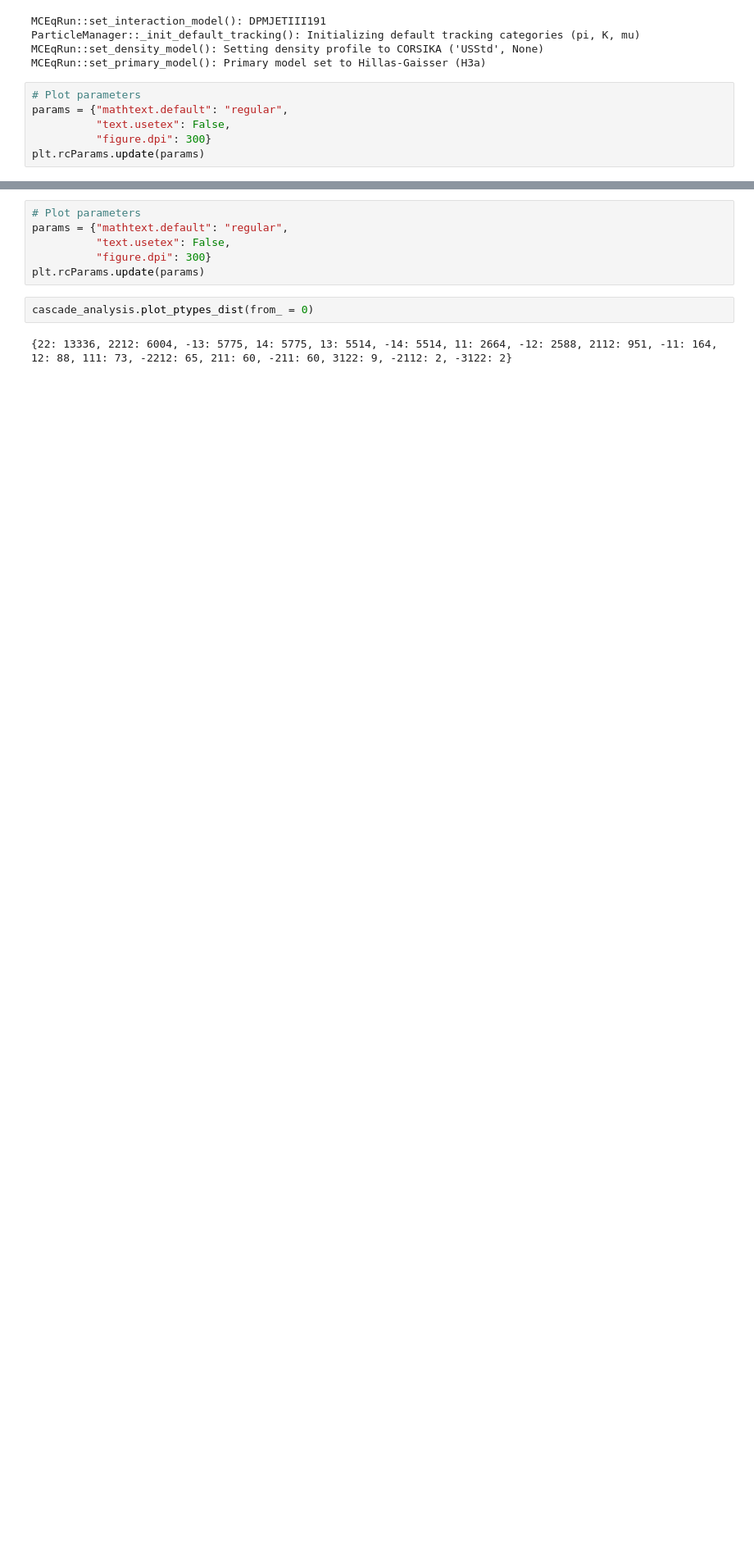
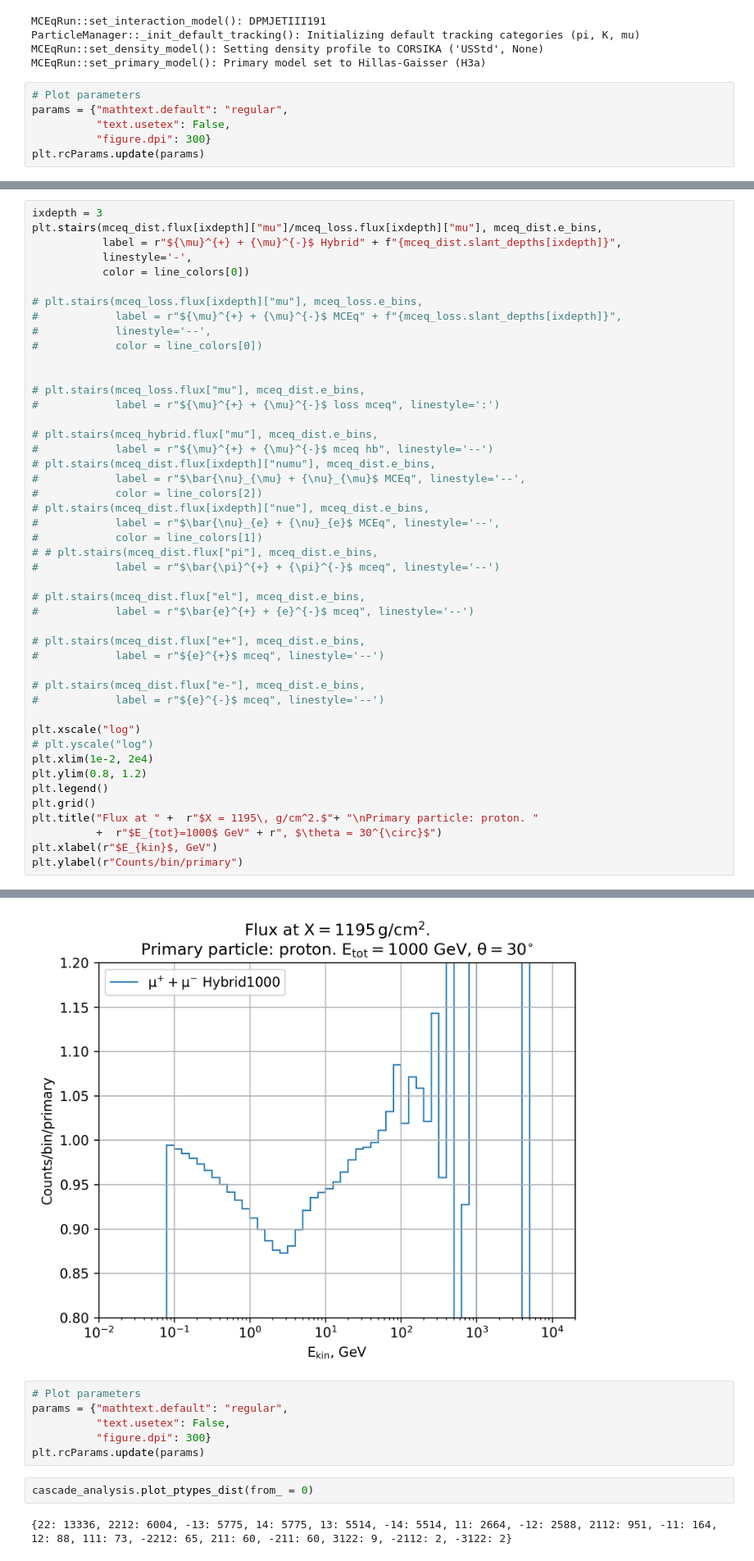
Before and after one commit to jncots/xmax_sigma, a Jupyter notebook: flincpy/scripts_02/01_histograms/06_cascade_integrate.ipynb, the cells around one changed output, grey strips where cells are left out. Shown at 82% size. Drawn from its saved outputs; the diff is of its cells as text; blank space fills up the shorter version.

```diff
--- a/flincpy/scripts_02/01_histograms/06_cascade_integrate.ipynb
+++ b/flincpy/scripts_02/01_histograms/06_cascade_integrate.ipynb
@@ -271,0 +374,47 @@ Text(0, 0.5, 'Counts/bin/primary')
+# %%
+ixdepth = 3
+plt.stairs(mceq_dist.flux[ixdepth]["mu"]/mceq_loss.flux[ixdepth]["mu"], mceq_dist.e_bins,
+           label = r"${\mu}^{+} + {\mu}^{-}$ Hybrid" + f"{mceq_dist.slant_depths[ixdepth]}",
+           linestyle='-',
+           color = line_colors[0])
+
+# plt.stairs(mceq_loss.flux[ixdepth]["mu"], mceq_loss.e_bins,
+#            label = r"${\mu}^{+} + {\mu}^{-}$ MCEq" + f"{mceq_loss.slant_depths[ixdepth]}",
+#            linestyle='--',
+#            color = line_colors[0])
+
+
+# plt.stairs(mceq_loss.flux["mu"], mceq_dist.e_bins,
+#            label = r"${\mu}^{+} + {\mu}^{-}$ loss mceq", linestyle=':')
+
+# plt.stairs(mceq_hybrid.flux["mu"], mceq_dist.e_bins,
+#            label = r"${\mu}^{+} + {\mu}^{-}$ mceq hb", linestyle='--')
+# plt.stairs(mceq_dist.flux[ixdepth]["numu"], mceq_dist.e_bins,
+#            label = r"$\bar{\nu}_{\mu} + {\nu}_{\mu}$ MCEq", linestyle='--',
+#            color = line_colors[2])
+# plt.stairs(mceq_dist.flux[ixdepth]["nue"], mceq_dist.e_bins,
+#            label = r"$\bar{\nu}_{e} + {\nu}_{e}$ MCEq", linestyle='--',
+#            color = line_colors[1])
+# # plt.stairs(mceq_dist.flux["pi"], mceq_dist.e_bins,
+#            label = r"$\bar{\pi}^{+} + {\pi}^{-}$ mceq", linestyle='--')
+
+# plt.stairs(mceq_dist.flux["el"], mceq_dist.e_bins,
+#            label = r"$\bar{e}^{+} + {e}^{-}$ mceq", linestyle='--')
+
+# plt.stairs(mceq_dist.flux["e+"], mceq_dist.e_bins,
+#            label = r"${e}^{+}$ mceq", linestyle='--')
+
+# plt.stairs(mceq_dist.flux["e-"], mceq_dist.e_bins,
+#            label = r"${e}^{-}$ mceq", linestyle='--')
+
+plt.xscale("log")
+# plt.yscale("log")
+plt.xlim(1e-2, 2e4)
+plt.ylim(0.8, 1.2)
+plt.legend()
+plt.grid()
+plt.title("Flux at " +  r"$X = 1195\, g/cm^2.$"+ "\nPrimary particle: proton. "
+          +  r"$E_{tot}=1000$ GeV" + r", $\theta = 30^{\circ}$")
+plt.xlabel(r"$E_{kin}$, GeV")
+plt.ylabel(r"Counts/bin/primary")
+# %% [output]
@@ -272,3 +422,4 @@ Text(0, 0.5, 'Counts/bin/primary')
+[figure, added]
 # %%
 # Plot parameters
 params = {"mathtext.default": "regular",
```
Also changed, not shown: parts of 32 cells of this notebook, 13 other files.
